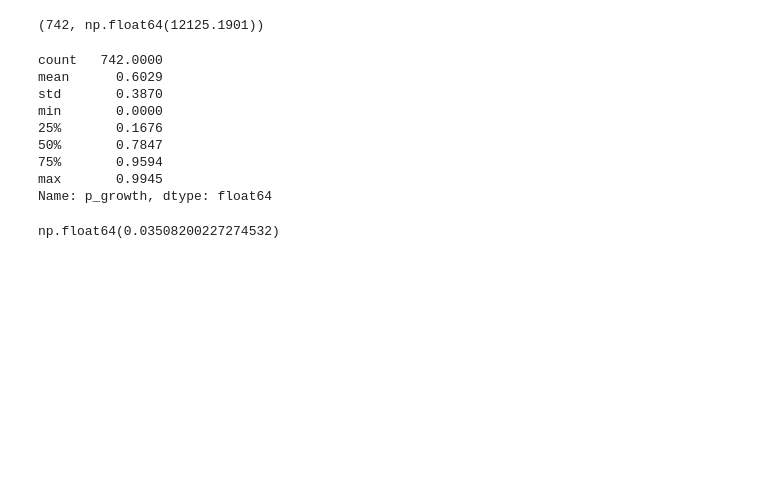
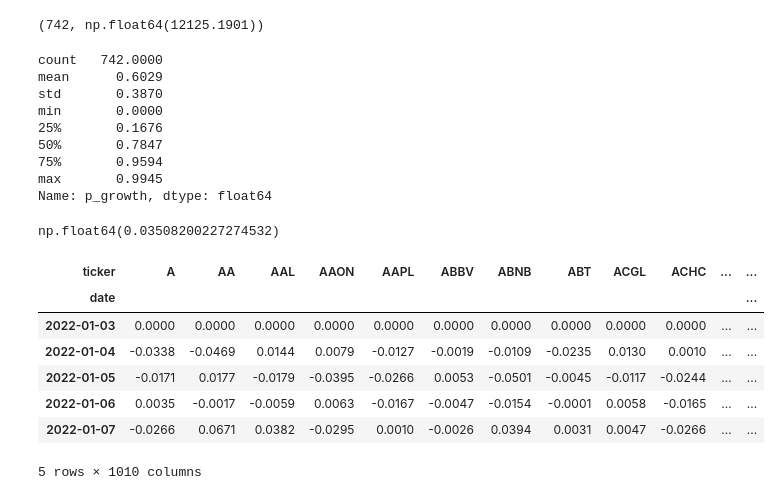
Before and after one commit to karllovaas/Winter-Workshop-Benchmark-Team, a Jupyter notebook: index_constr_dev_maria.ipynb, the cells around one changed output. Saved outputs shown, nothing was run; the diff lists cells and outputs as text; code cells hidden in the pictures; blank space fills up the shorter version.

```diff
--- a/index_constr_dev_maria.ipynb
+++ b/index_constr_dev_maria.ipynb
@@ -99,5 +130,20 @@ np.float64(0.03508200227274532)
 # %%
 '''
 Compute Daily Returns
 '''
 def compute_price_returns(panel):
+    prices = panel["close_price"].unstack("ticker").sort_index() # reformatting df for easy calc
+    returns = prices.pct_change().fillna(0.0)
+    return returns
+
+returns = compute_price_returns(df)
+returns.head()
+# %% [output]
+| ticker | A | AA | AAL | AAON | AAPL | ABBV | ABNB | ABT | ACGL | ACHC | ... | ... |
+| date |  |  |  |  |  |  |  |  |  |  |  | ... |
+| 2022-01-03 | 0.0000 | 0.0000 | 0.0000 | 0.0000 | 0.0000 | 0.0000 | 0.0000 | 0.0000 | 0.0000 | 0.0000 | ... | ... |
+| 2022-01-04 | -0.0338 | -0.0469 | 0.0144 | 0.0079 | -0.0127 | -0.0019 | -0.0109 | -0.0235 | 0.0130 | 0.0010 | ... | ... |
+| 2022-01-05 | -0.0171 | 0.0177 | -0.0179 | -0.0395 | -0.0266 | 0.0053 | -0.0501 | -0.0045 | -0.0117 | -0.0244 | ... | ... |
+| 2022-01-06 | 0.0035 | -0.0017 | -0.0059 | 0.0063 | -0.0167 | -0.0047 | -0.0154 | -0.0001 | 0.0058 | -0.0165 | ... | ... |
+| 2022-01-07 | -0.0266 | 0.0671 | 0.0382 | -0.0295 | 0.0010 | -0.0026 | 0.0394 | 0.0031 | 0.0047 | -0.0266 | ... | ... |
+5 rows × 1010 columns
```
Also changed, not shown: parts of 5 cells of this notebook.
